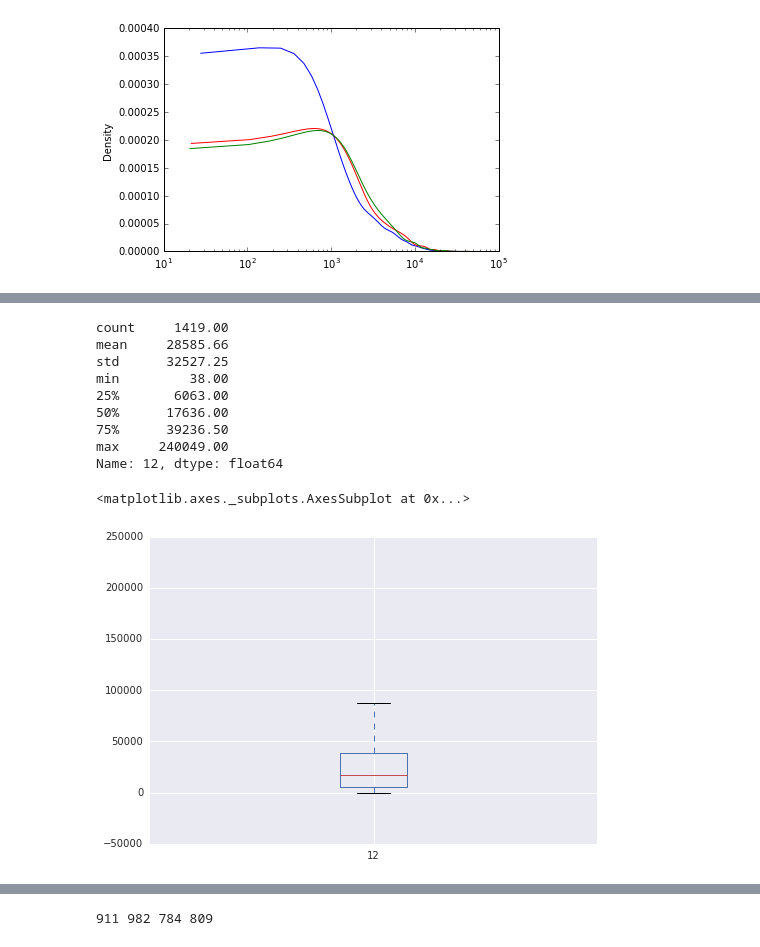
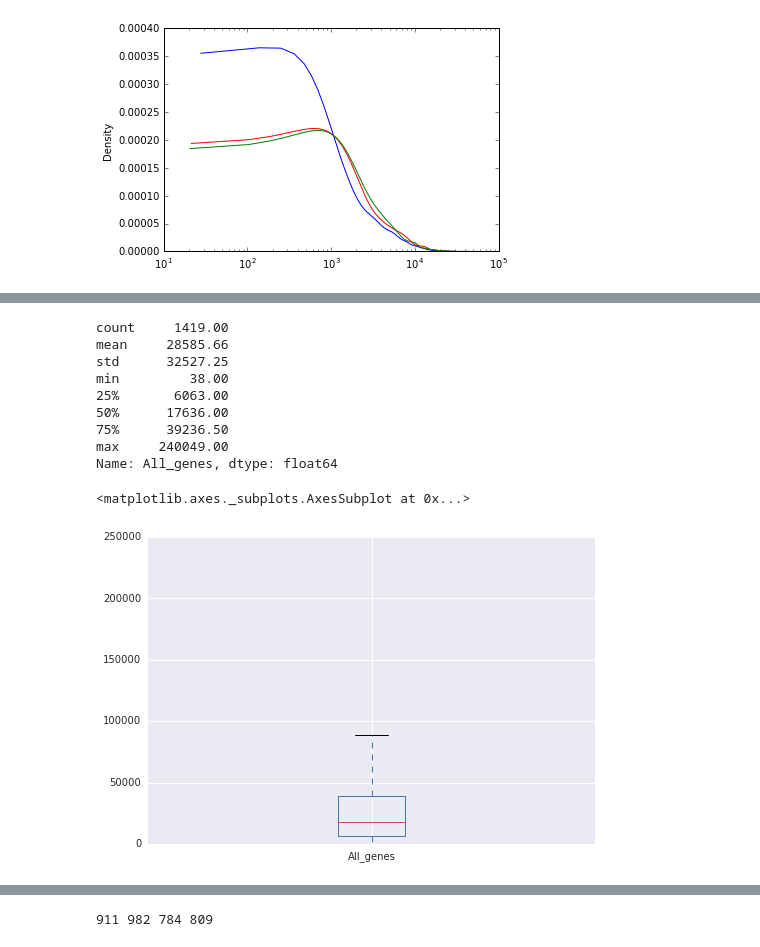
Before and after one commit to BenjaminSchwessinger/Pst_104E_analysis, a Jupyter notebook: Pst_104E_v12_effectors.ipynb, the cells around one changed output, grey strips where cells are left out. Saved outputs shown, nothing was run; the diff lists cells and outputs as text; code cells hidden in the pictures.

```diff
--- a/Pst_104E_v12_effectors.ipynb
+++ b/Pst_104E_v12_effectors.ipynb
@@ -622,21 +625,22 @@ Name: 12, dtype: float64
 # %%
 #get the distances with nearest gene all vs all subsampled
 p_allall = p_allall_rand_sub.closest(p_allall_rand_sub, d=True, N=True).to_dataframe().iloc[:,12]
 p_allall = p_allall[p_allall > -1]
+p_allall.name = 'All_genes'
 print(p_allall.describe())
-p_allall_rand_sub.closest(p_allall_rand_sub, d=True, N=True).to_dataframe().iloc[:,12].plot(kind='box')
+p_allall.plot(kind='box')
 # %% [output]
 count     1419.00
 mean     28585.66
 std      32527.25
 min         38.00
 25%       6063.00
 50%      17636.00
 75%      39236.50
 max     240049.00
-Name: 12, dtype: float64
+Name: All_genes, dtype: float64
 <matplotlib.axes._subplots.AxesSubplot at 0x...>
-[figure, old version]
+[figure, new version]
 # %%
 #now with buscos
 p_bself = p_busco_bed_rand_sub.closest(p_busco_bed_rand_sub, d=True,  N=True).to_dataframe().iloc[:,12]
```
Also changed, not shown: parts of 24 cells of this notebook, 1 other file.
